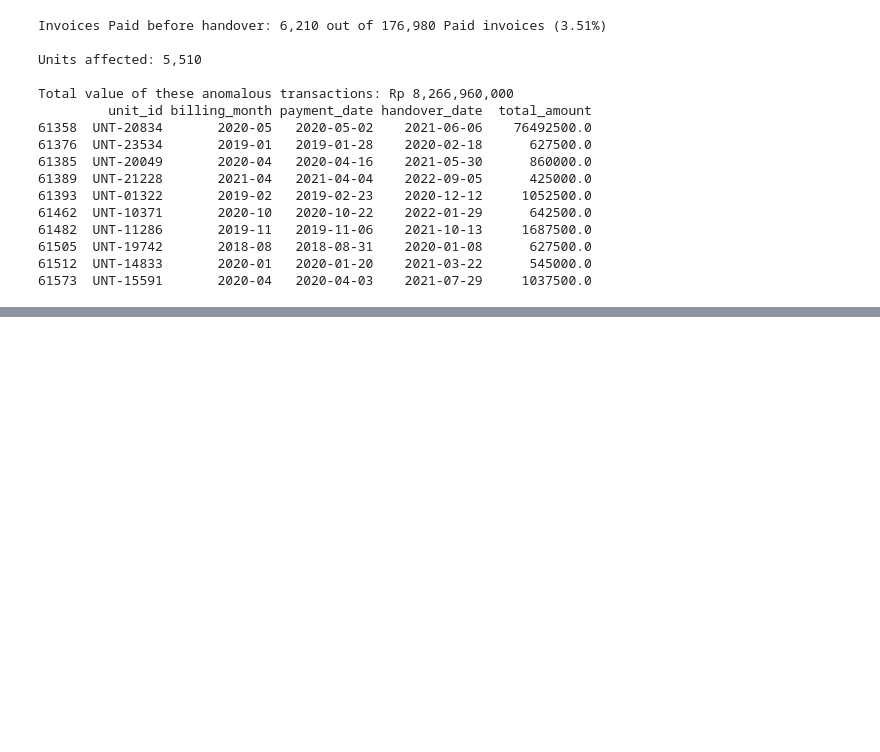
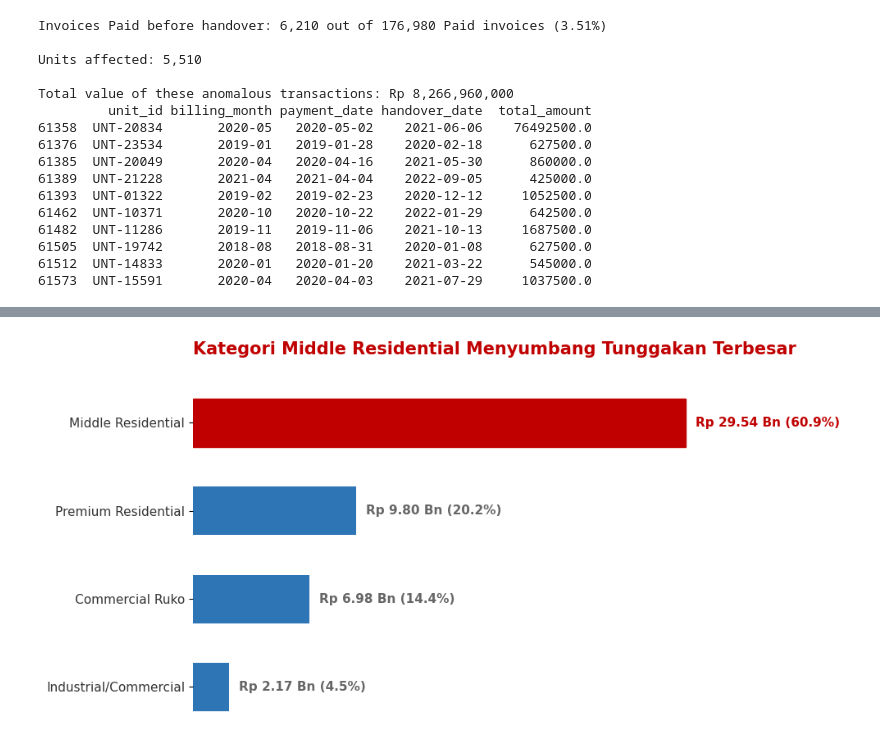
Before and after one commit to MikaMahaputra/Capstone-2-Sinarmas-Land, a Jupyter notebook: notebooks/capstone.ipynb, the cells around one changed output, grey strips where cells are left out. Drawn from its saved outputs; the diff is of its cells as text; code cells hidden in the pictures; blank space fills up the shorter version.

```diff
--- a/notebooks/capstone.ipynb
+++ b/notebooks/capstone.ipynb
@@ -536,0 +898,88 @@ Total baris anomali: 3000 dari 300000 (1.00%)
+# %%
+PRIMARY      = '#1F4E79'
+SECONDARY    = '#2E75B6'
+ALERT_COLOR  = '#C00000'
+GRAY         = '#666666'
+
+
+plt.rcParams['font.family'] = 'DejaVu Sans'
+plt.rcParams['axes.spines.top'] = False
+plt.rcParams['axes.spines.right'] = False
+plt.rcParams['axes.spines.left'] = False
+plt.rcParams['axes.spines.bottom'] = False
+
+
+cluster_analysis = (
+    df_master[df_master["payment_status"] == "Overdue"]
+    .groupby("cluster_category")["total_amount"]
+    .sum()
+    .sort_values(ascending=True)
+)
+
+cluster_in_billion = cluster_analysis / 1e9
+
+df_cluster_plot = pd.DataFrame({
+    'Cluster_Category': cluster_in_billion.index,
+    'Amount_Bn': cluster_in_billion.values
+})
+
+
+fig, ax = plt.subplots(figsize=(10, 5))
+
+bars = ax.barh(
+    df_cluster_plot['Cluster_Category'],
+    df_cluster_plot['Amount_Bn'],
+    color=SECONDARY,
+    height=0.55
+)
+
+
+bars[-1].set_color(ALERT_COLOR)
+
+
+total_overdue = df_cluster_plot['Amount_Bn'].sum()
+max_value = df_cluster_plot['Amount_Bn'].max()
+
+for bar in bars:
+    width = bar.get_width()
+    percentage = (width / total_overdue) * 100
+
+
+    label_text = f'Rp {width:,.2f} Bn ({percentage:.1f}%)'
+
+
+    text_color = ALERT_COLOR if width == max_value else GRAY
+
+    ax.text(
+        width + (max_value * 0.02),
+        bar.get_y() + bar.get_height()/2,
+        label_text,
+        va='center',
+        ha='left',
+        fontsize=11,
+        fontweight='bold',
+        color=text_color
+    )
+
+ax.set_title(
+    f"Kategori {df_cluster_plot['Cluster_Category'].iloc[-1]} Menyumbang Tunggakan Terbesar",
+    fontsize=15,
+    fontweight='bold',
+    pad=25,
+    color=ALERT_COLOR,
+    loc='left'
+)
+
+
+ax.get_xaxis().set_visible(False)
+ax.tick_params(axis='y', which='major', labelsize=11, labelcolor='#333333')
+
+ax.set_xlim(0, max_value * 1.3)
+
+plt.tight_layout()
+
+
+plt.savefig('overdue_by_cluster_category.png', dpi=300, bbox_inches='tight')
+plt.show()
+# %% [output]
+[figure, added]
```
Also changed, not shown: parts of 64 cells of this notebook, 19 other files.
